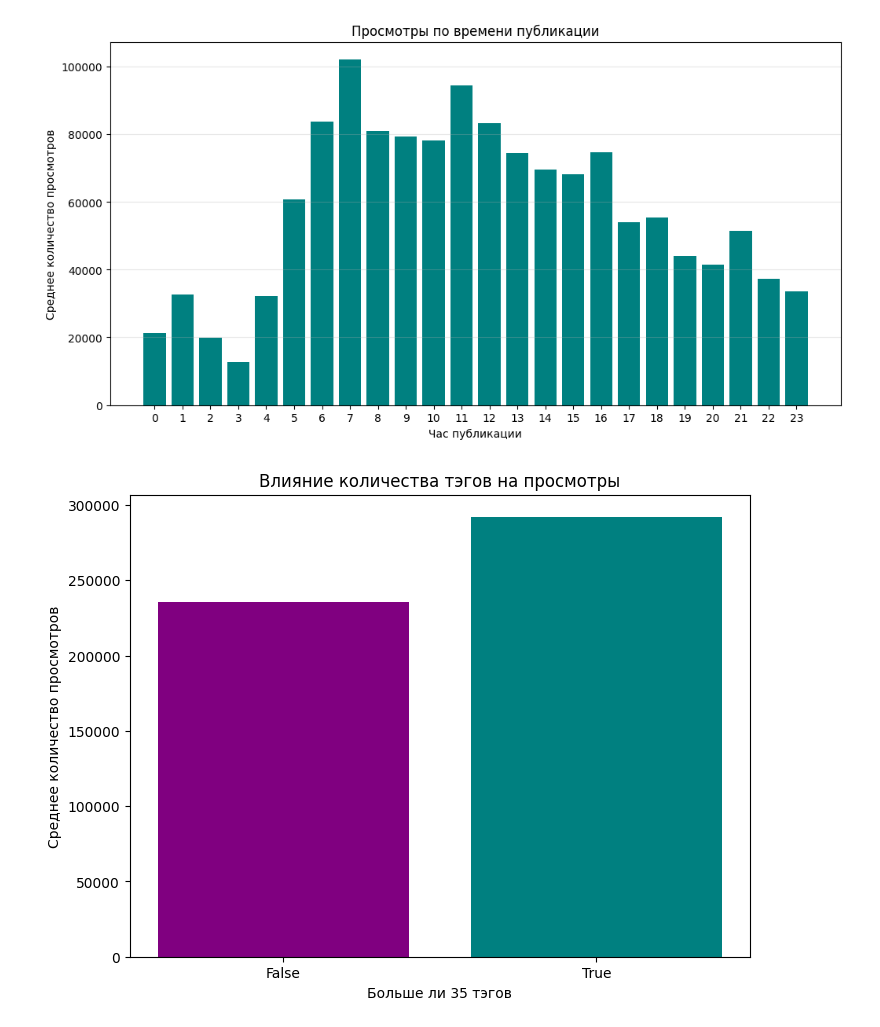
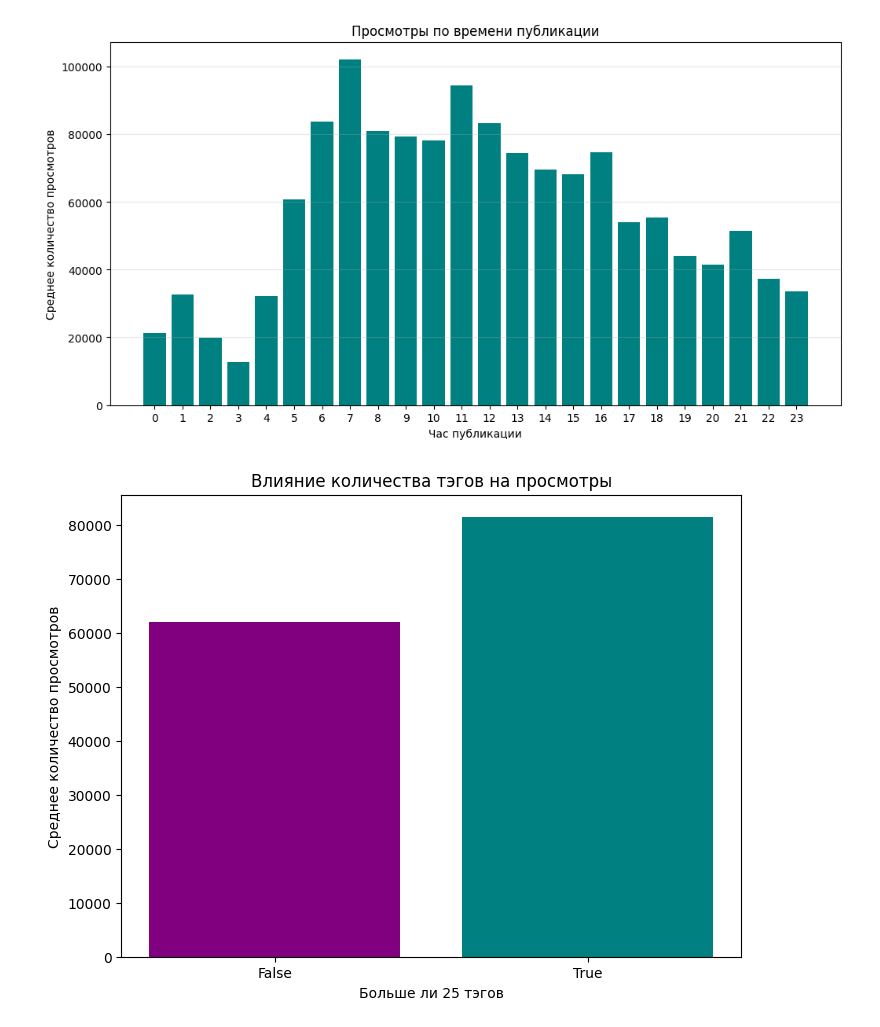
Before and after one commit to ChesanchesPt/Data-Science-proj, a Jupyter notebook: data-science-proj.ipynb, the cells around one changed output. Cells and saved outputs as stored; diff of their text form; code cells hidden in the pictures.

```diff
--- a/data-science-proj.ipynb
+++ b/data-science-proj.ipynb
@@ -103,7 +123,7 @@ df['tags_count'] = df['tags'].apply(lambda x: len(x.split('|')))
 # %% [markdown]
 Добавим колонки с рейтингом вовлеченности и соотношением лайков к дизлайкам
 # %%
-df['engagement_ratio'] = ((df['likes'] + df['comment_count'] + df['dislikes'])/ df['views'])
+df['total_interactions'] = df['likes'] + df['comment_count'] + df['dislikes']
 df['like_dislike_ratio'] = df['likes'] / (df['dislikes'] + 1)
 # %% [markdown]
 Добавим колонки с количеством слов в описании и наличием ссылок, также добавим специальную колонку для выделения видео без описаний
@@ -162,18 +185,18 @@ plt.show()
 # %% [output]
 [figure]
 # %%
-df['many_tags'] = df['tags_count'] > 35
-tag_groups = df.groupby('many_tags')['views'].mean().reset_index()
+df['many_tags'] = df['tags_count'] > 25
+tag_groups = df.groupby('many_tags')['views'].median().reset_index()
 
 plt.figure(figsize=(8, 6))
 plt.bar(
     tag_groups['many_tags'].astype(str),
     tag_groups['views'],
     color=['purple', 'teal']
 )
-plt.xlabel('Больше ли 35 тэгов')
+plt.xlabel('Больше ли 25 тэгов')
 plt.ylabel('Среднее количество просмотров')
 plt.title('Влияние количества тэгов на просмотры')
 plt.show()
 # %% [output]
-[figure, old version]
+[figure, new version]
```
Also changed, not shown: parts of 3 cells of this notebook.
